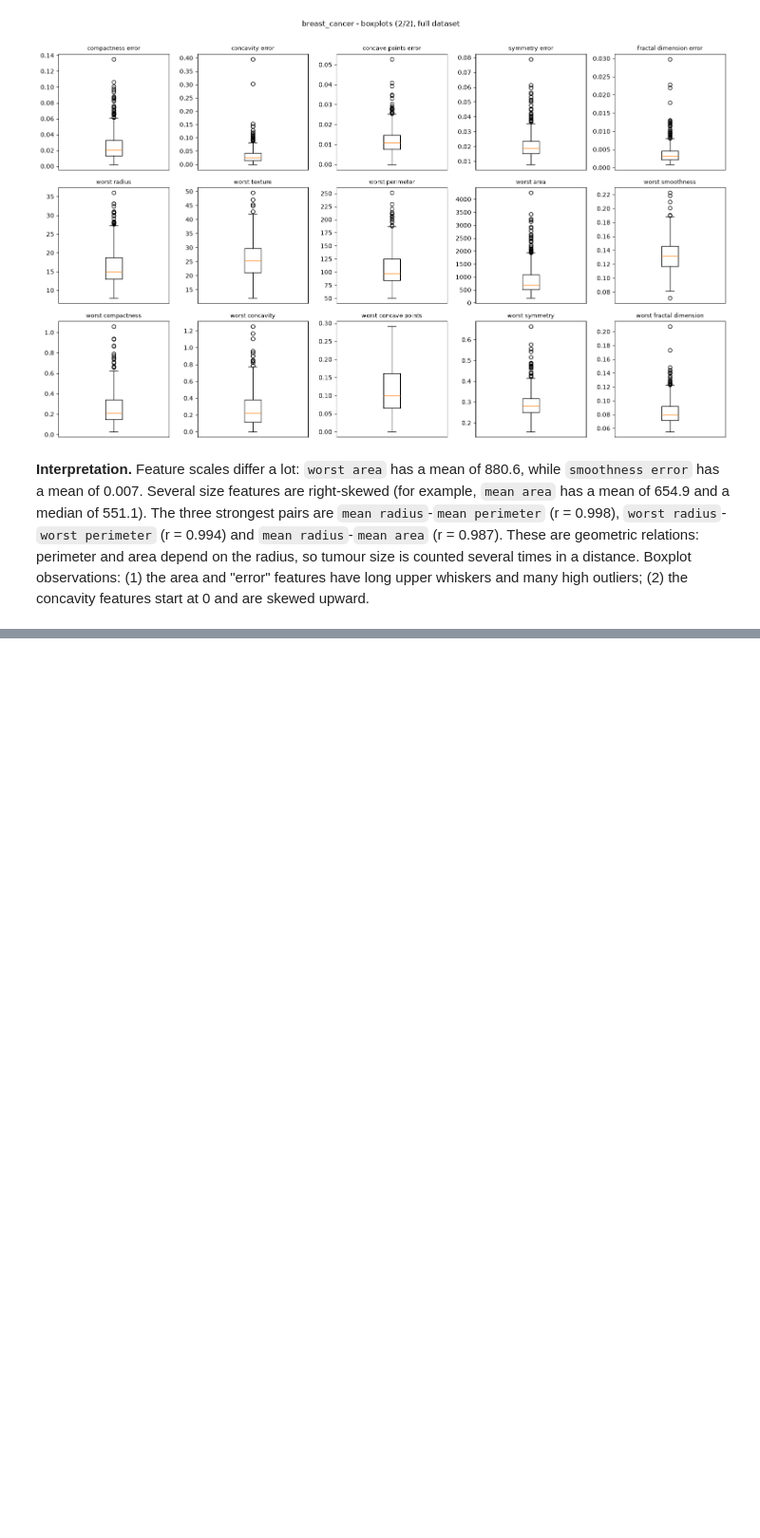
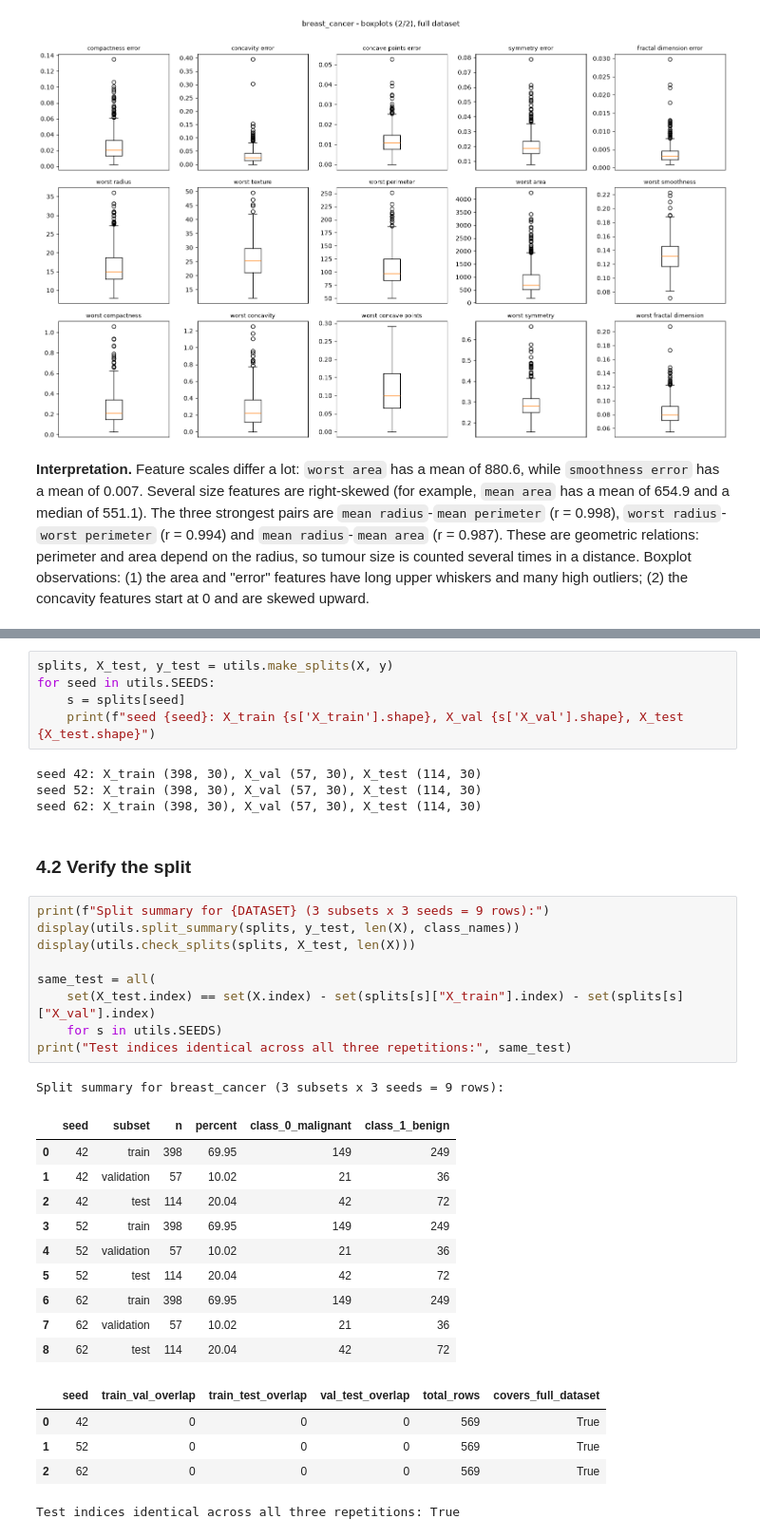
Before and after one commit to selenasurucu/machine-learning-midterm, a Jupyter notebook: breast_cancer.ipynb, the cells around one changed output, grey strips where cells are left out. Shown at 95% size. Drawn from its saved outputs; the diff is of its cells as text; blank space fills up the shorter version.

Commit message:
Breast cancer: fixed test split and three train validation seeds

```diff
--- a/breast_cancer.ipynb
+++ b/breast_cancer.ipynb
@@ -197,0 +203,37 @@ utils.plot_boxplots(X, DATASET, per_figure=15)
+# %%
+splits, X_test, y_test = utils.make_splits(X, y)
+for seed in utils.SEEDS:
+    s = splits[seed]
+    print(f"seed {seed}: X_train {s['X_train'].shape}, X_val {s['X_val'].shape}, X_test {X_test.shape}")
+# %% [output]
+seed 42: X_train (398, 30), X_val (57, 30), X_test (114, 30)
+seed 52: X_train (398, 30), X_val (57, 30), X_test (114, 30)
+seed 62: X_train (398, 30), X_val (57, 30), X_test (114, 30)
+# %% [markdown]
+### 4.2 Verify the split
+# %%
+print(f"Split summary for {DATASET} (3 subsets x 3 seeds = 9 rows):")
+display(utils.split_summary(splits, y_test, len(X), class_names))
+display(utils.check_splits(splits, X_test, len(X)))
+
+same_test = all(
+    set(X_test.index) == set(X.index) - set(splits[s]["X_train"].index) - set(splits[s]["X_val"].index)
+    for s in utils.SEEDS)
+print("Test indices identical across all three repetitions:", same_test)
+# %% [output]
+Split summary for breast_cancer (3 subsets x 3 seeds = 9 rows):
+|  | seed | subset | n | percent | class_0_malignant | class_1_benign |
+| 0 | 42 | train | 398 | 69.95 | 149 | 249 |
+| 1 | 42 | validation | 57 | 10.02 | 21 | 36 |
+| 2 | 42 | test | 114 | 20.04 | 42 | 72 |
+| 3 | 52 | train | 398 | 69.95 | 149 | 249 |
+| 4 | 52 | validation | 57 | 10.02 | 21 | 36 |
+| 5 | 52 | test | 114 | 20.04 | 42 | 72 |
+| 6 | 62 | train | 398 | 69.95 | 149 | 249 |
+| 7 | 62 | validation | 57 | 10.02 | 21 | 36 |
+| 8 | 62 | test | 114 | 20.04 | 42 | 72 |
+|  | seed | train_val_overlap | train_test_overlap | val_test_overlap | total_rows | covers_full_dataset |
+| 0 | 42 | 0 | 0 | 0 | 569 | True |
+| 1 | 52 | 0 | 0 | 0 | 569 | True |
+| 2 | 62 | 0 | 0 | 0 | 569 | True |
+Test indices identical across all three repetitions: True
```
Also changed, not shown: parts of 3 cells of this notebook, 2 other files.
